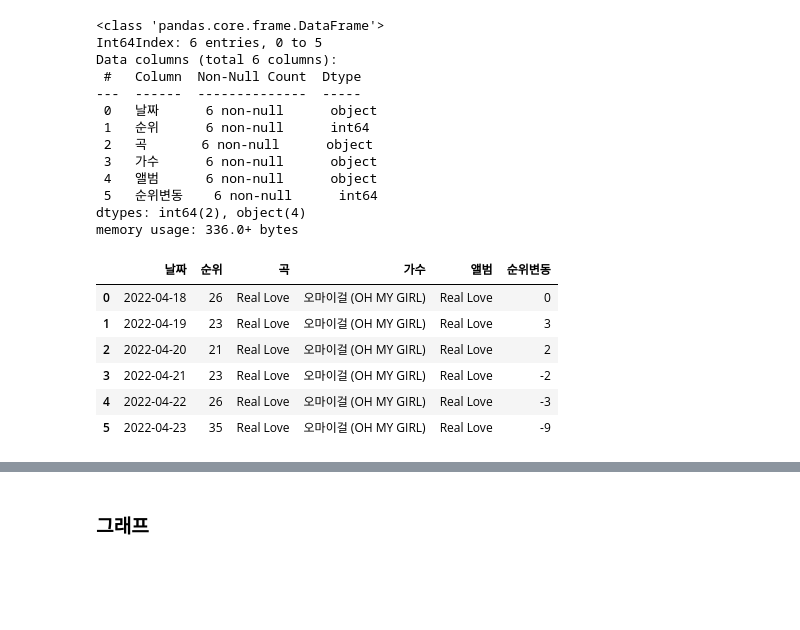
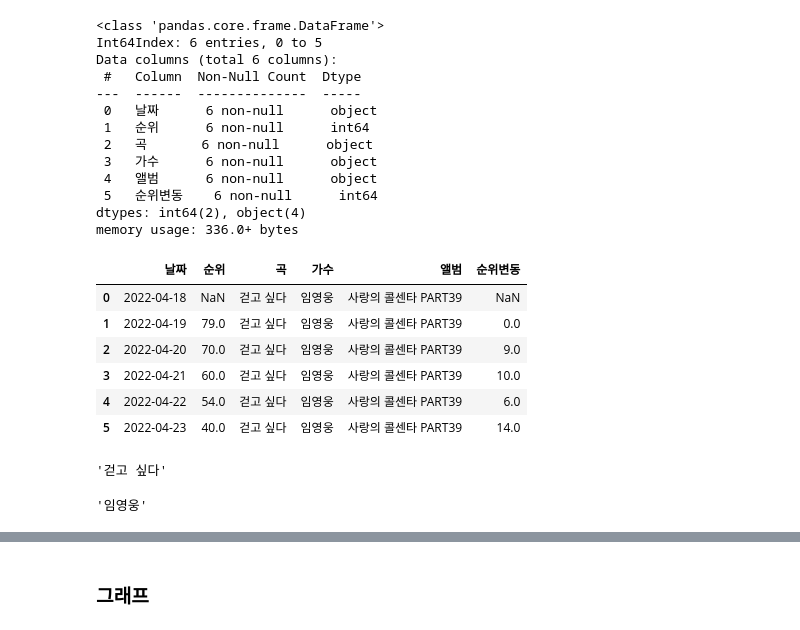
Before and after one commit to kbjung/Wantreez, a Jupyter notebook: Crawling/music/graph_flo_2022.ipynb, the cells around one changed output, grey strips where cells are left out. Saved outputs shown, nothing was run; the diff lists cells and outputs as text; code cells hidden in the pictures; blank space fills up the shorter version.

```diff
--- a/Crawling/music/graph_flo_2022.ipynb
+++ b/Crawling/music/graph_flo_2022.ipynb
@@ -129,0 +144,3 @@ basic_date_df
+# %%
+sort_df = sliced_df[['곡', '가수']]
+sort_df
@@ -129,0 +161,3 @@ basic_date_df
+# %%
+sort_df = sort_df.drop_duplicates(['곡', '가수'], ignore_index=True)
+sort_df
@@ -132,11 +182,18 @@ basic_date_df
 # %%
 song_df_list = []
-for one in sliced_df['곡'].unique():
-    one_df = sliced_df[sliced_df['곡'] == one].reset_index(drop=True)
-    one_df['순위변동'] = -( one_df['순위'] - one_df['순위'].shift(1) )
+for i in range(sort_df.shape[0]):
+    temp = sort_df.iloc[i, :]
+    one_df = sliced_df[(sliced_df['곡'] == temp['곡']) & (sliced_df['가수'] == temp['가수'])].reset_index(drop=True)
+    one_df['순위변동'] = - ( one_df['순위'] - one_df['순위'].shift(1) )
     one_df['순위변동'] = one_df['순위변동'].fillna(0)
     one_df['순위변동'] = one_df['순위변동'].astype('int64')
     merged_df = pd.merge(basic_date_df, one_df, how='left', on='날짜')
+    title = merged_df['곡'].value_counts().index[0]
+    artist = merged_df['가수'].value_counts().index[0]
+    album = merged_df['앨범'].value_counts().index[0]
+    merged_df['곡'] = merged_df['곡'].fillna(title)
+    merged_df['가수'] = merged_df['가수'].fillna(artist)
+    merged_df['앨범'] = merged_df['앨범'].fillna(album)
     song_df_list.append(merged_df)
 # %% [markdown]
 ### 노래 개수
@@ -165,13 +222,21 @@ Data columns (total 6 columns):
 dtypes: int64(2), object(4)
 memory usage: 336.0+ bytes
 # %%
-tmp = song_df_list[25]
+tmp = song_df_list[100]
 tmp
 # %% [output]
 |  | 날짜 | 순위 | 곡 | 가수 | 앨범 | 순위변동 |
-| 0 | 2022-04-18 | 26 | Real Love | 오마이걸 (OH MY GIRL) | Real Love | 0 |
-| 1 | 2022-04-19 | 23 | Real Love | 오마이걸 (OH MY GIRL) | Real Love | 3 |
-| 2 | 2022-04-20 | 21 | Real Love | 오마이걸 (OH MY GIRL) | Real Love | 2 |
-| 3 | 2022-04-21 | 23 | Real Love | 오마이걸 (OH MY GIRL) | Real Love | -2 |
-| 4 | 2022-04-22 | 26 | Real Love | 오마이걸 (OH MY GIRL) | Real Love | -3 |
-| 5 | 2022-04-23 | 35 | Real Love | 오마이걸 (OH MY GIRL) | Real Love | -9 |
+| 0 | 2022-04-18 | NaN | 걷고 싶다 | 임영웅 | 사랑의 콜센타 PART39 | NaN |
+| 1 | 2022-04-19 | 79.0 | 걷고 싶다 | 임영웅 | 사랑의 콜센타 PART39 | 0.0 |
+| 2 | 2022-04-20 | 70.0 | 걷고 싶다 | 임영웅 | 사랑의 콜센타 PART39 | 9.0 |
+| 3 | 2022-04-21 | 60.0 | 걷고 싶다 | 임영웅 | 사랑의 콜센타 PART39 | 10.0 |
+| 4 | 2022-04-22 | 54.0 | 걷고 싶다 | 임영웅 | 사랑의 콜센타 PART39 | 6.0 |
+| 5 | 2022-04-23 | 40.0 | 걷고 싶다 | 임영웅 | 사랑의 콜센타 PART39 | 14.0 |
+# %%
+tmp['곡'].value_counts().index.values[0]
+# %% [output]
+'걷고 싶다'
+# %%
+tmp['가수'].value_counts().index.values[0]
+# %% [output]
+'임영웅'
```
Also changed, not shown: parts of 45 cells of this notebook.
